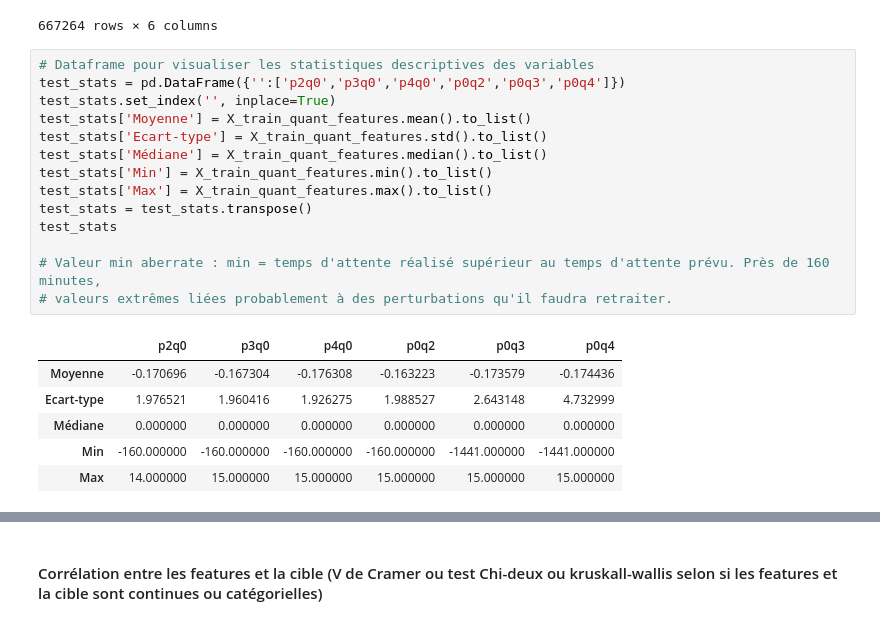
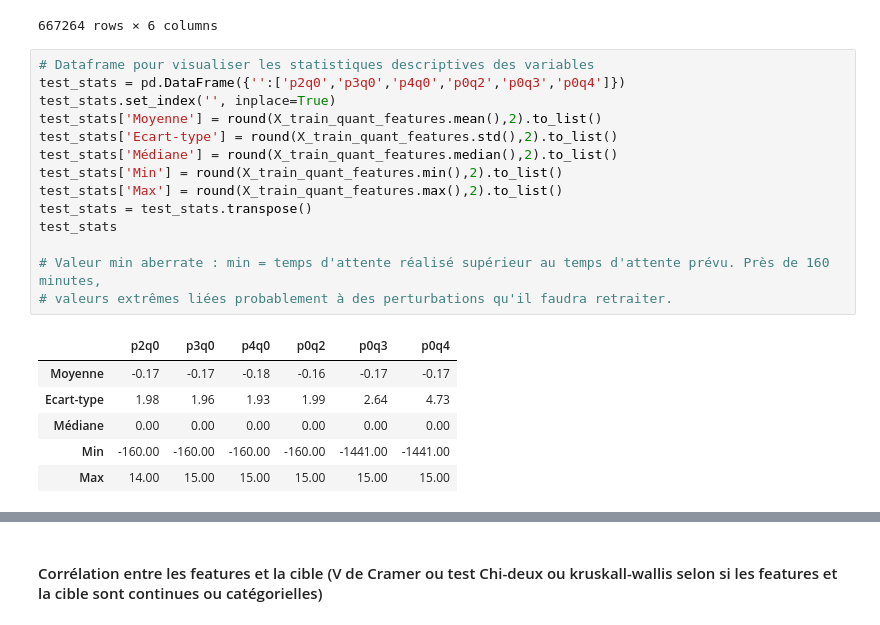
Before and after one commit to Timodang/Projet_ML, a Jupyter notebook: projet_ML.ipynb, the cells around one changed output, grey strips where cells are left out. Saved outputs shown, nothing was run; the diff lists cells and outputs as text.

```diff
--- a/projet_ML.ipynb
+++ b/projet_ML.ipynb
@@ -308,21 +287,21 @@ X_train_quant_features
 # %%
 # Dataframe pour visualiser les statistiques descriptives des variables
 test_stats = pd.DataFrame({'':['p2q0','p3q0','p4q0','p0q2','p0q3','p0q4']})
 test_stats.set_index('', inplace=True)
-test_stats['Moyenne'] = X_train_quant_features.mean().to_list()
-test_stats['Ecart-type'] = X_train_quant_features.std().to_list()
-test_stats['Médiane'] = X_train_quant_features.median().to_list()
-test_stats['Min'] = X_train_quant_features.min().to_list()
-test_stats['Max'] = X_train_quant_features.max().to_list()
+test_stats['Moyenne'] = round(X_train_quant_features.mean(),2).to_list()
+test_stats['Ecart-type'] = round(X_train_quant_features.std(),2).to_list()
+test_stats['Médiane'] = round(X_train_quant_features.median(),2).to_list()
+test_stats['Min'] = round(X_train_quant_features.min(),2).to_list()
+test_stats['Max'] = round(X_train_quant_features.max(),2).to_list()
 test_stats = test_stats.transpose()
 test_stats
 
 # Valeur min aberrate : min = temps d'attente réalisé supérieur au temps d'attente prévu. Près de 160 minutes,
 # valeurs extrêmes liées probablement à des perturbations qu'il faudra retraiter.
 # %% [output]
 |  | p2q0 | p3q0 | p4q0 | p0q2 | p0q3 | p0q4 |
-| Moyenne | -0.170696 | -0.167304 | -0.176308 | -0.163223 | -0.173579 | -0.174436 |
-| Ecart-type | 1.976521 | 1.960416 | 1.926275 | 1.988527 | 2.643148 | 4.732999 |
-| Médiane | 0.000000 | 0.000000 | 0.000000 | 0.000000 | 0.000000 | 0.000000 |
-| Min | -160.000000 | -160.000000 | -160.000000 | -160.000000 | -1441.000000 | -1441.000000 |
-| Max | 14.000000 | 15.000000 | 15.000000 | 15.000000 | 15.000000 | 15.000000 |
+| Moyenne | -0.17 | -0.17 | -0.18 | -0.16 | -0.17 | -0.17 |
+| Ecart-type | 1.98 | 1.96 | 1.93 | 1.99 | 2.64 | 4.73 |
+| Médiane | 0.00 | 0.00 | 0.00 | 0.00 | 0.00 | 0.00 |
+| Min | -160.00 | -160.00 | -160.00 | -160.00 | -1441.00 | -1441.00 |
+| Max | 14.00 | 15.00 | 15.00 | 15.00 | 15.00 | 15.00 |
```
Also changed, not shown: parts of 15 cells of this notebook, 2 other files.
